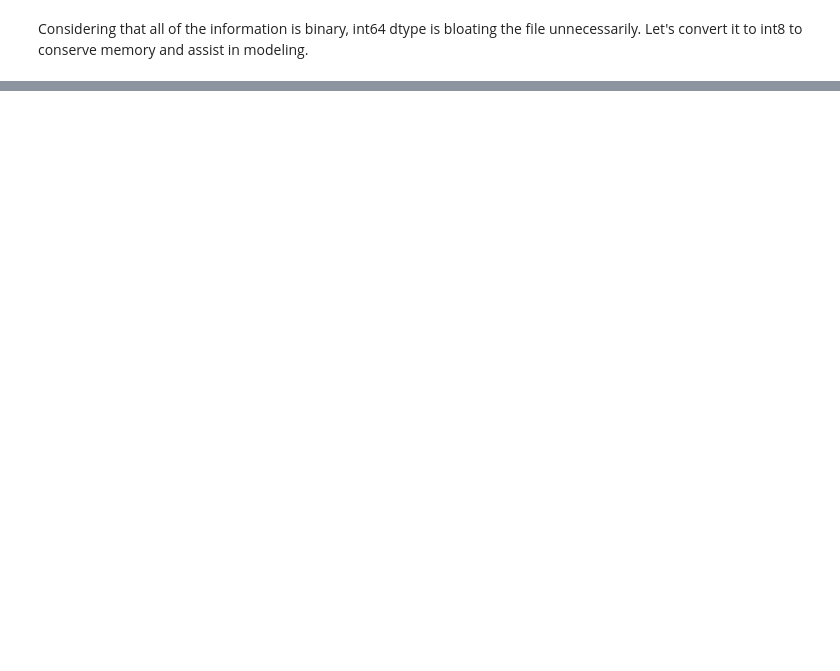
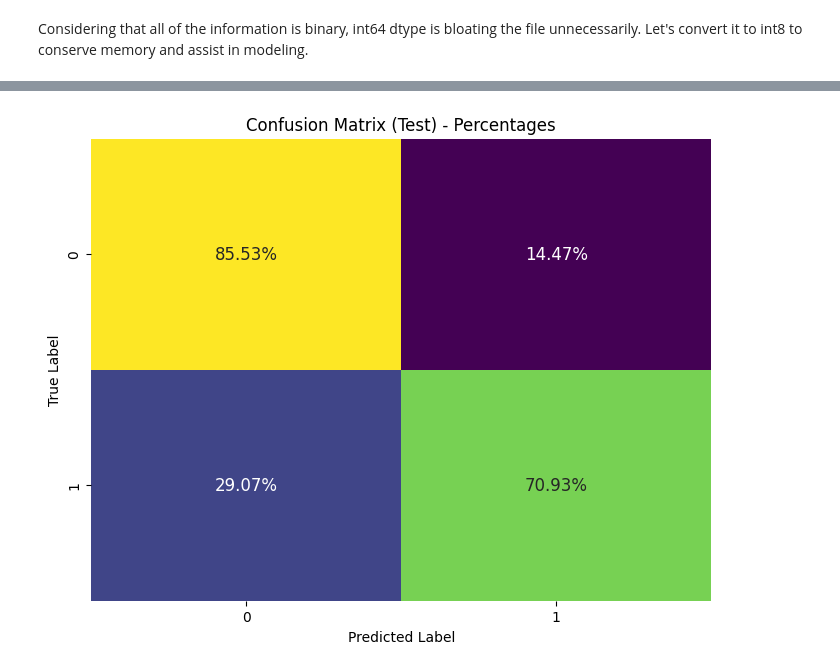
Before and after one commit to lo-klkl/BSTN_Capstone-Diab, a Jupyter notebook: Notebooks/Pt4-Modelling-Pt2.ipynb, the cells around one changed output, grey strips where cells are left out. Drawn from its saved outputs; the diff is of its cells as text; code cells hidden in the pictures; blank space fills up the shorter version.

```diff
--- a/Notebooks/Pt4-Modelling-Pt2.ipynb
+++ b/Notebooks/Pt4-Modelling-Pt2.ipynb
@@ -61,7 +59,7 @@ from scipy.stats import uniform, randint
 # %% [markdown]
 Loading the clean csv file
 # %%
-health_data = pd.read_csv('Data/clean_health_data_pt2.csv')
+health_data = pd.read_csv('Data/clean_health_data_pt3.csv')
 # %%
 pd.set_option('display.max_columns', None)  # Show all columns
 pd.set_option('display.max_rows', None) #Show all rows
@@ -109,0 +110,7 @@ As we can see, the memory usage has decreased from 357 mb to 44.6mb. This should
+# %%
+#  Define the features and target variables
+X = health_data.drop(['disposition'], axis=1)
+y = health_data['disposition']
+
+# Assuming X and y are your feature matrix and target variable
+X_train, X_test, y_train, y_test = train_test_split(X, y, test_size=0.2, random_state=42)
@@ -109,0 +215,82 @@ As we can see, the memory usage has decreased from 357 mb to 44.6mb. This should
+# %%
+# Record start time
+start_time = time.time()
+
+# Define a smaller parameter distribution for RandomizedSearchCV
+param_dist = {
+    'n_estimators': randint(50, 101),
+    'max_depth': [10, 20, 30, 50],
+    'min_samples_split': randint(2, 11),
+    'min_samples_leaf': randint(1, 5)
+}
+
+# Create the Random Forest model
+rf_model = RandomForestClassifier(random_state=42)
+
+# Perform Randomized Search with 3-fold cross-validation and fewer iterations
+random_search = RandomizedSearchCV(rf_model, param_distributions=param_dist, n_iter=5, cv=3, scoring='accuracy', random_state=42)
+random_search.fit(X_train, y_train)
+
+# Record time
+end_time = time.time()
+
+# Print the best parameters
+print("Best Parameters:", random_search.best_params_)
+
+# Perform 5-fold cross-validation on the best model
+cv_scores = cross_val_score(random_search.best_estimator_, X_train, y_train, cv=5, scoring='accuracy')
+mean_cv_accuracy = np.mean(cv_scores)
+
+# Get the best model from the random search
+best_rf_model = random_search.best_estimator_
+
+# Make predictions on the test set
+y_pred = best_rf_model.predict(X_test)
+
+# Evaluate the best model
+accuracy = accuracy_score(y_test, y_pred)
+print('Test Accuracy:', accuracy)
+
+# Display cross-validation results
+print("\nCross-Validation Scores (5-fold):", cv_scores)
+print("Mean CV Accuracy (5-fold):", mean_cv_accuracy)
+
+# Classification Report
+print('\nTest Classification Report:\n', classification_report(y_test, y_pred))
+
+# Confusion Matrix
+conf_matrix = confusion_matrix(y_test, y_pred)
+print('\nConfusion Matrix (Test):\n', conf_matrix)
+
+# Calculate percentages for the confusion matrix
+conf_matrix_percent = conf_matrix / conf_matrix.sum(axis=1)[:, np.newaxis]
+
+# Create a heatmap with the percentages
+plt.figure(figsize=(8, 6))
+sns.heatmap(conf_matrix_percent, annot=True, fmt='.2%', cmap='viridis', cbar=False, annot_kws={'size': 12})
+plt.title('Confusion Matrix (Test) - Percentages')
+plt.xlabel('Predicted Label')
+plt.ylabel('True Label')
+plt.show()
+
+# Calculate ROC curve on the test set
+fpr, tpr, thresholds = roc_curve(y_test, best_rf_model.predict_proba(X_test)[:, 1])
+
+# Plot ROC curve on the test set
+plt.figure(figsize=(8, 6))
+plt.plot(fpr, tpr, color='darkorange', lw=2, label='ROC curve')
+plt.plot([0, 1], [0, 1], color='navy', lw=2, linestyle='--')
+plt.xlabel('False Positive Rate')
+plt.ylabel('True Positive Rate')
+plt.title('Receiver Operating Characteristic (ROC) Curve - Test Set')
+plt.legend(loc='lower right')
+plt.show()
+
+# AUC-ROC Score
+roc_auc = roc_auc_score(y_test, best_rf_model.predict_proba(X_test)[:, 1])
+print("AUC-ROC Score:", roc_auc)
+
+# Calculate runtime
+runtime = end_time - start_time
+print("Runtime: {:.2f} seconds".format(runtime))
+# %% [output]
@@ -109,0 +317 @@ As we can see, the memory usage has decreased from 357 mb to 44.6mb. This should
+[figure, added]
```
Also changed, not shown: parts of 27 cells of this notebook, 5 other files.
